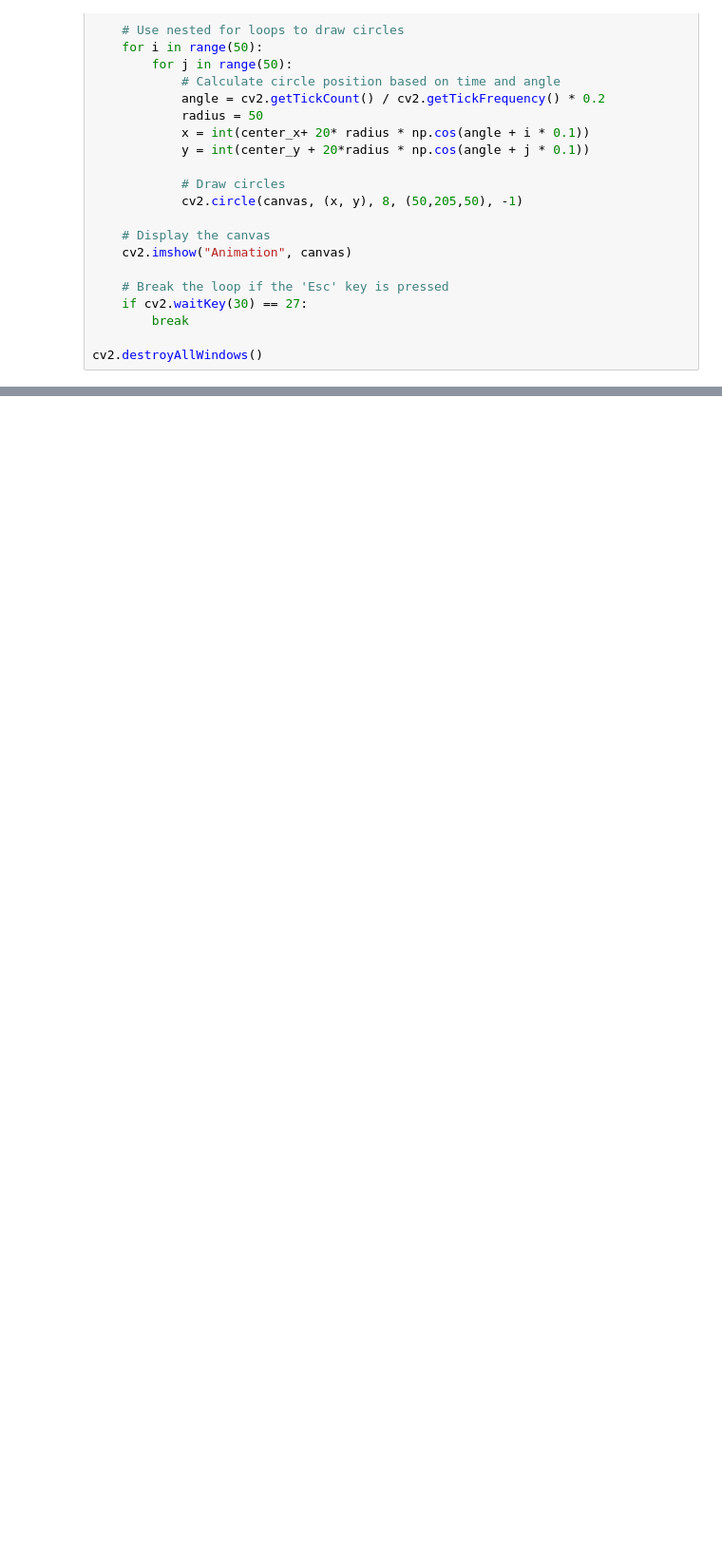
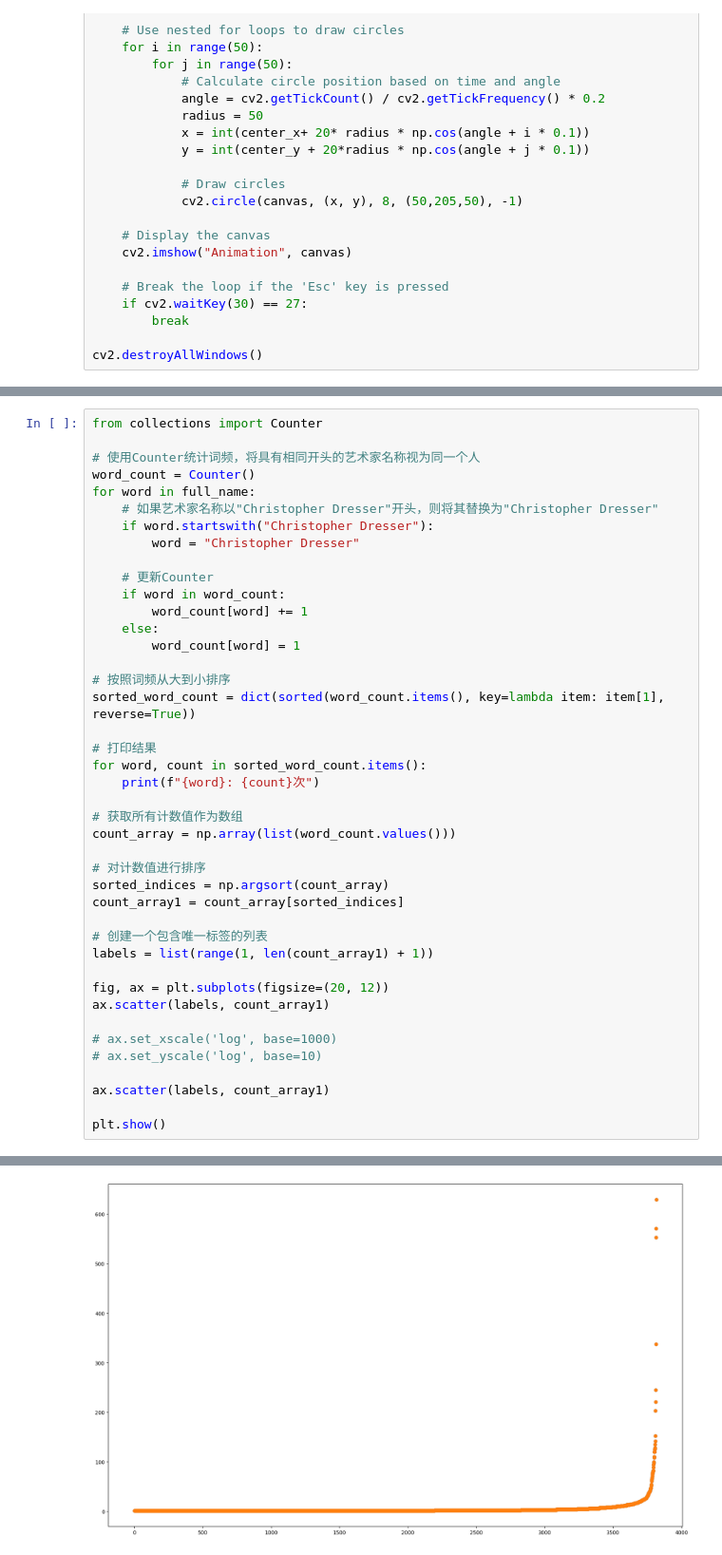
Before and after one commit to callmeautumn/STEM_TianQiu, a Jupyter notebook: Mock.ipynb, the cells around one changed output, grey strips where cells are left out. Shown at 95% size. Cells and saved outputs as stored; diff of their text form; blank space fills up the shorter version.

```diff
--- a/Mock.ipynb
+++ b/Mock.ipynb
@@ -44,0 +134,43 @@ ValueError: invalid column index 1 at row 1 with 1 columns
+# %%
+from collections import Counter
+
+# 使用Counter统计词频，将具有相同开头的艺术家名称视为同一个人
+word_count = Counter()
+for word in full_name:
+    # 如果艺术家名称以"Christopher Dresser"开头，则将其替换为"Christopher Dresser"
+    if word.startswith("Christopher Dresser"):
+        word = "Christopher Dresser"
+
+    # 更新Counter
+    if word in word_count:
+        word_count[word] += 1
+    else:
+        word_count[word] = 1
+
+# 按照词频从大到小排序
+sorted_word_count = dict(sorted(word_count.items(), key=lambda item: item[1], reverse=True))
+
+# 打印结果
+for word, count in sorted_word_count.items():
+    print(f"{word}: {count}次")
+
+# 获取所有计数值作为数组
+count_array = np.array(list(word_count.values()))
+
+# 对计数值进行排序
+sorted_indices = np.argsort(count_array)
+count_array1 = count_array[sorted_indices]
+
+# 创建一个包含唯一标签的列表
+labels = list(range(1, len(count_array1) + 1))
+
+fig, ax = plt.subplots(figsize=(20, 12))
+ax.scatter(labels, count_array1)
+
+# ax.set_xscale('log', base=1000)
+# ax.set_yscale('log', base=10)
+
+ax.scatter(labels, count_array1)
+
+plt.show()
+# %% [output]
@@ -44,0 +194 @@ ValueError: invalid column index 1 at row 1 with 1 columns
+[figure, added]
```
Also changed, not shown: parts of 6 cells of this notebook, 1 other file.
